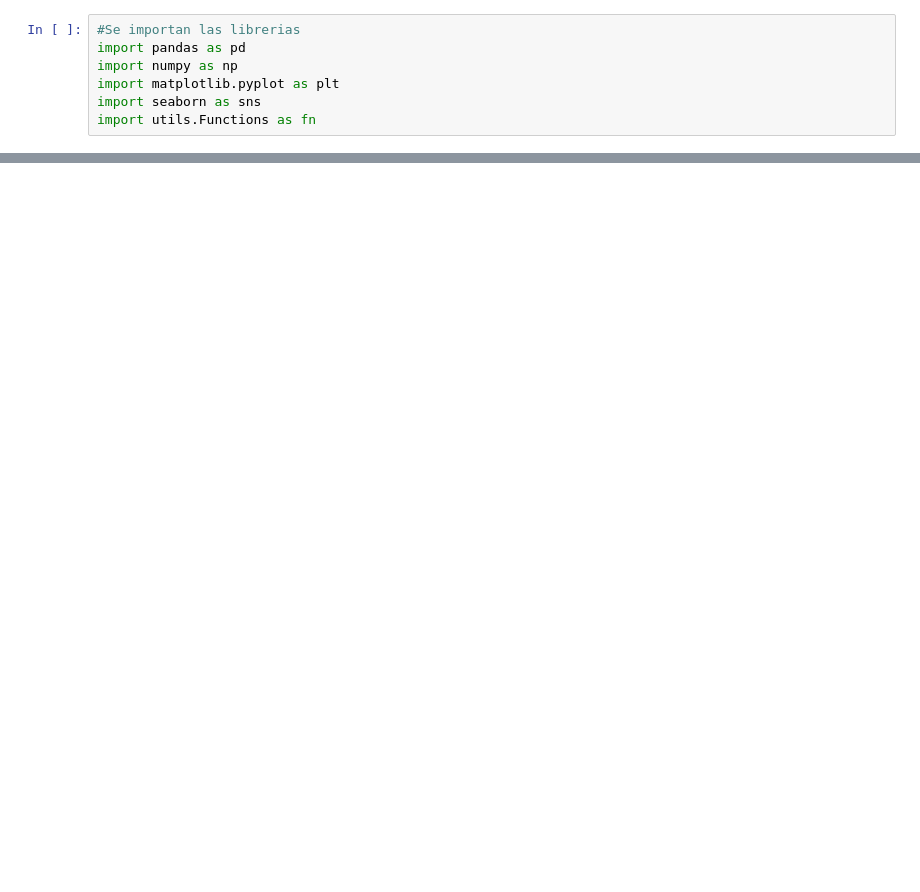
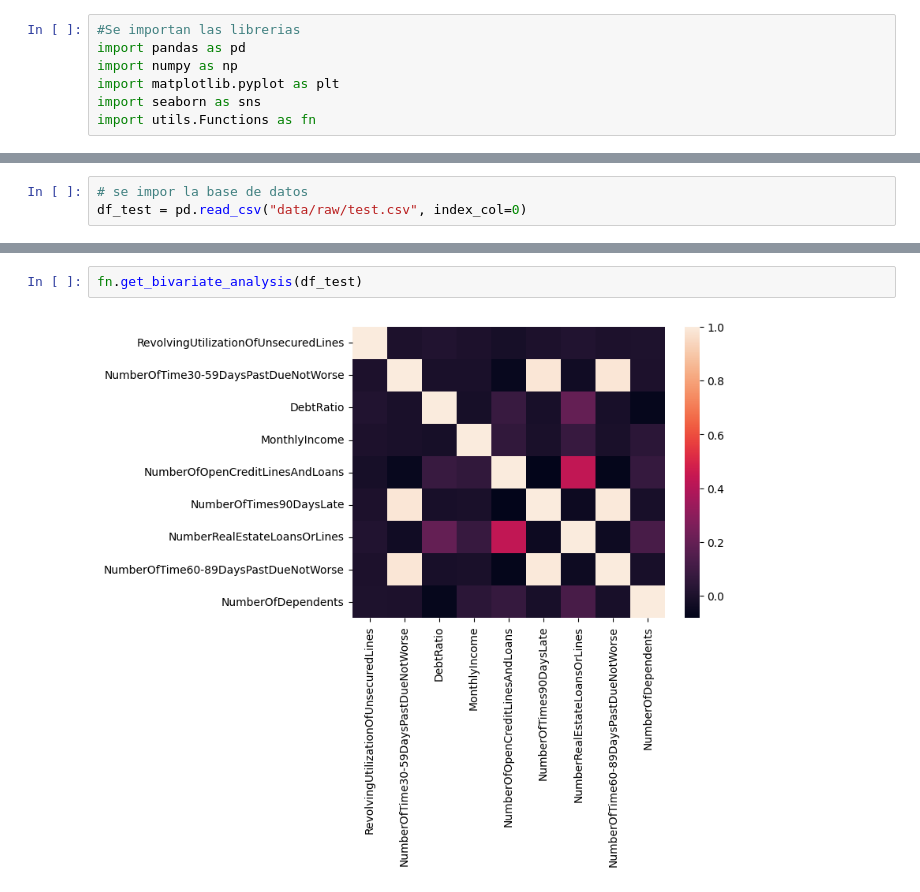
Before and after one commit to josemanuelgonzalezfornell/Machine_Learning, a Jupyter notebook: Kaggle2/src/EDA_and_cleaning.ipynb, the cells around one changed output, grey strips where cells are left out. Cells and saved outputs as stored; diff of their text form; blank space fills up the shorter version.

```diff
--- a/Kaggle2/src/EDA_and_cleaning.ipynb
+++ b/Kaggle2/src/EDA_and_cleaning.ipynb
@@ -183,0 +224,3 @@ Name: target, dtype: int64
+# %%
+# se impor la base de datos
+df_test = pd.read_csv("data/raw/test.csv", index_col=0)
@@ -183,0 +313,4 @@ Name: target, dtype: int64
+# %%
+fn.get_bivariate_analysis(df_test)
+# %% [output]
+[figure, added]
```
Also changed, not shown: parts of 56 cells of this notebook, 15 other files.
